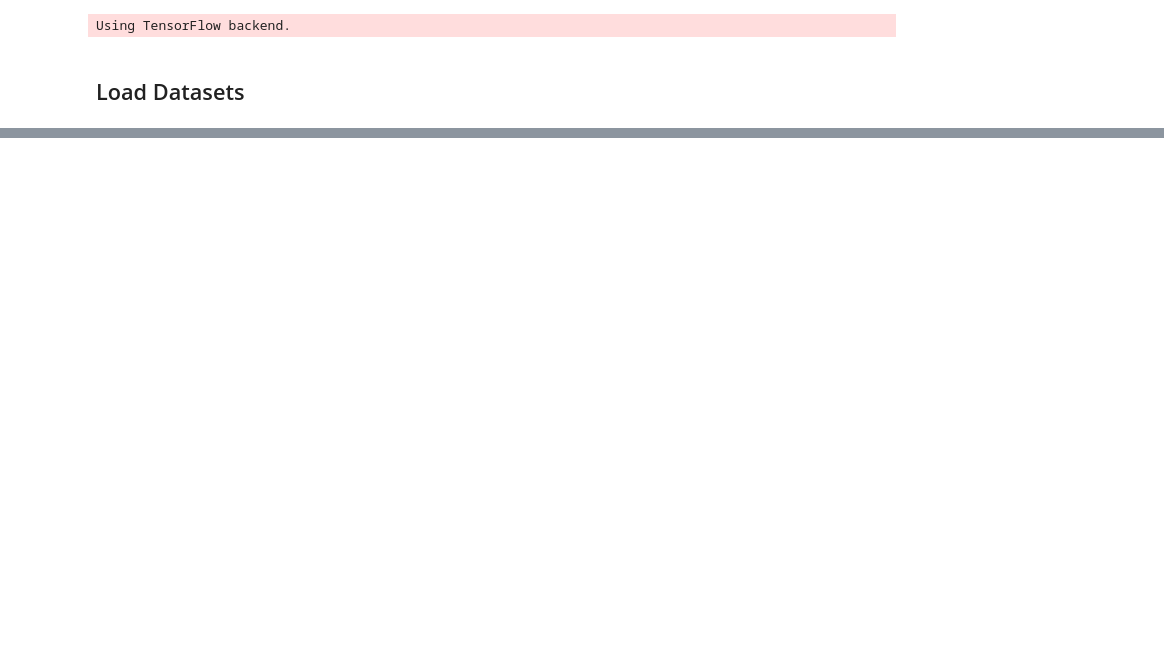
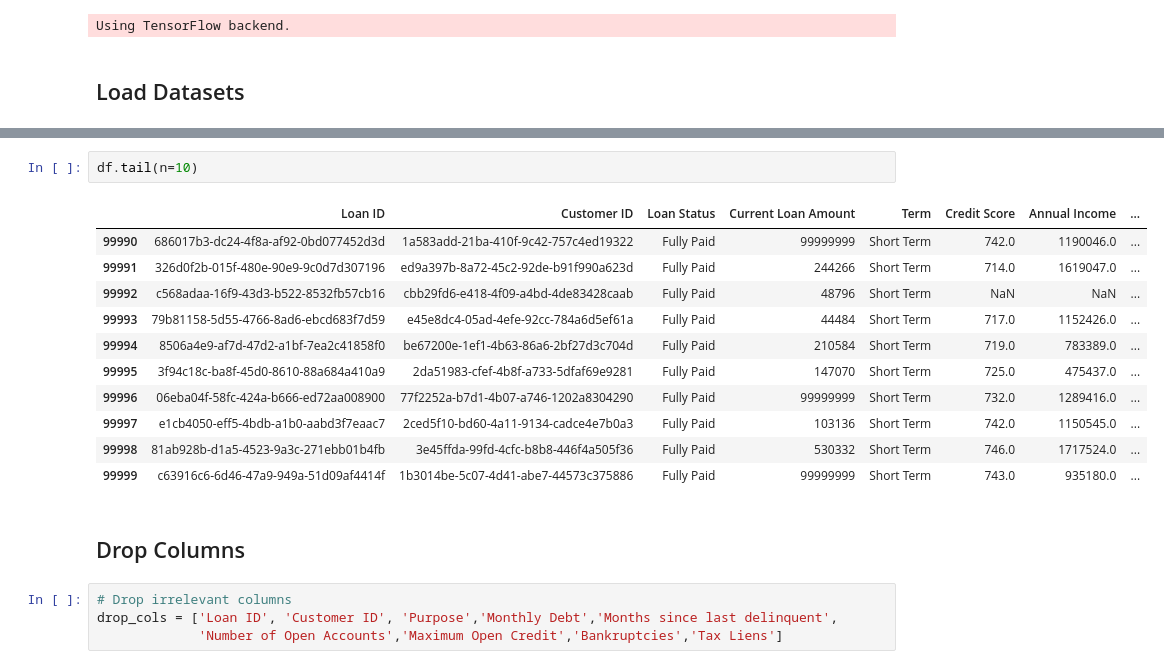
Before and after one commit to devfest2019/Juvo, a Jupyter notebook: model.ipynb, the cells around one changed output, grey strips where cells are left out. Drawn from its saved outputs; the diff is of its cells as text; blank space fills up the shorter version.

```diff
--- a/model.ipynb
+++ b/model.ipynb
@@ -140,0 +39,20 @@ dtype: int64
+# %%
+df.tail(n=10)
+# %% [output]
+|  | Loan ID | Customer ID | Loan Status | Current Loan Amount | Term | Credit Score | Annual Income | ... |
+| 99990 | 686017b3-dc24-4f8a-af92-0bd077452d3d | 1a583add-21ba-410f-9c42-757c4ed19322 | Fully Paid | 99999999 | Short Term | 742.0 | 1190046.0 | ... |
+| 99991 | 326d0f2b-015f-480e-90e9-9c0d7d307196 | ed9a397b-8a72-45c2-92de-b91f990a623d | Fully Paid | 244266 | Short Term | 714.0 | 1619047.0 | ... |
+| 99992 | c568adaa-16f9-43d3-b522-8532fb57cb16 | cbb29fd6-e418-4f09-a4bd-4de83428caab | Fully Paid | 48796 | Short Term | NaN | NaN | ... |
+| 99993 | 79b81158-5d55-4766-8ad6-ebcd683f7d59 | e45e8dc4-05ad-4efe-92cc-784a6d5ef61a | Fully Paid | 44484 | Short Term | 717.0 | 1152426.0 | ... |
+| 99994 | 8506a4e9-af7d-47d2-a1bf-7ea2c41858f0 | be67200e-1ef1-4b63-86a6-2bf27d3c704d | Fully Paid | 210584 | Short Term | 719.0 | 783389.0 | ... |
+| 99995 | 3f94c18c-ba8f-45d0-8610-88a684a410a9 | 2da51983-cfef-4b8f-a733-5dfaf69e9281 | Fully Paid | 147070 | Short Term | 725.0 | 475437.0 | ... |
+| 99996 | 06eba04f-58fc-424a-b666-ed72aa008900 | 77f2252a-b7d1-4b07-a746-1202a8304290 | Fully Paid | 99999999 | Short Term | 732.0 | 1289416.0 | ... |
+| 99997 | e1cb4050-eff5-4bdb-a1b0-aabd3f7eaac7 | 2ced5f10-bd60-4a11-9134-cadce4e7b0a3 | Fully Paid | 103136 | Short Term | 742.0 | 1150545.0 | ... |
+| 99998 | 81ab928b-d1a5-4523-9a3c-271ebb01b4fb | 3e45ffda-99fd-4cfc-b8b8-446f4a505f36 | Fully Paid | 530332 | Short Term | 746.0 | 1717524.0 | ... |
+| 99999 | c63916c6-6d46-47a9-949a-51d09af4414f | 1b3014be-5c07-4d41-abe7-44573c375886 | Fully Paid | 99999999 | Short Term | 743.0 | 935180.0 | ... |
+# %% [markdown]
+## Drop Columns
+# %%
+# Drop irrelevant columns
+drop_cols = ['Loan ID', 'Customer ID', 'Purpose','Monthly Debt','Months since last delinquent',
+             'Number of Open Accounts','Maximum Open Credit','Bankruptcies','Tax Liens']
```
Also changed, not shown: parts of 57 cells of this notebook.
